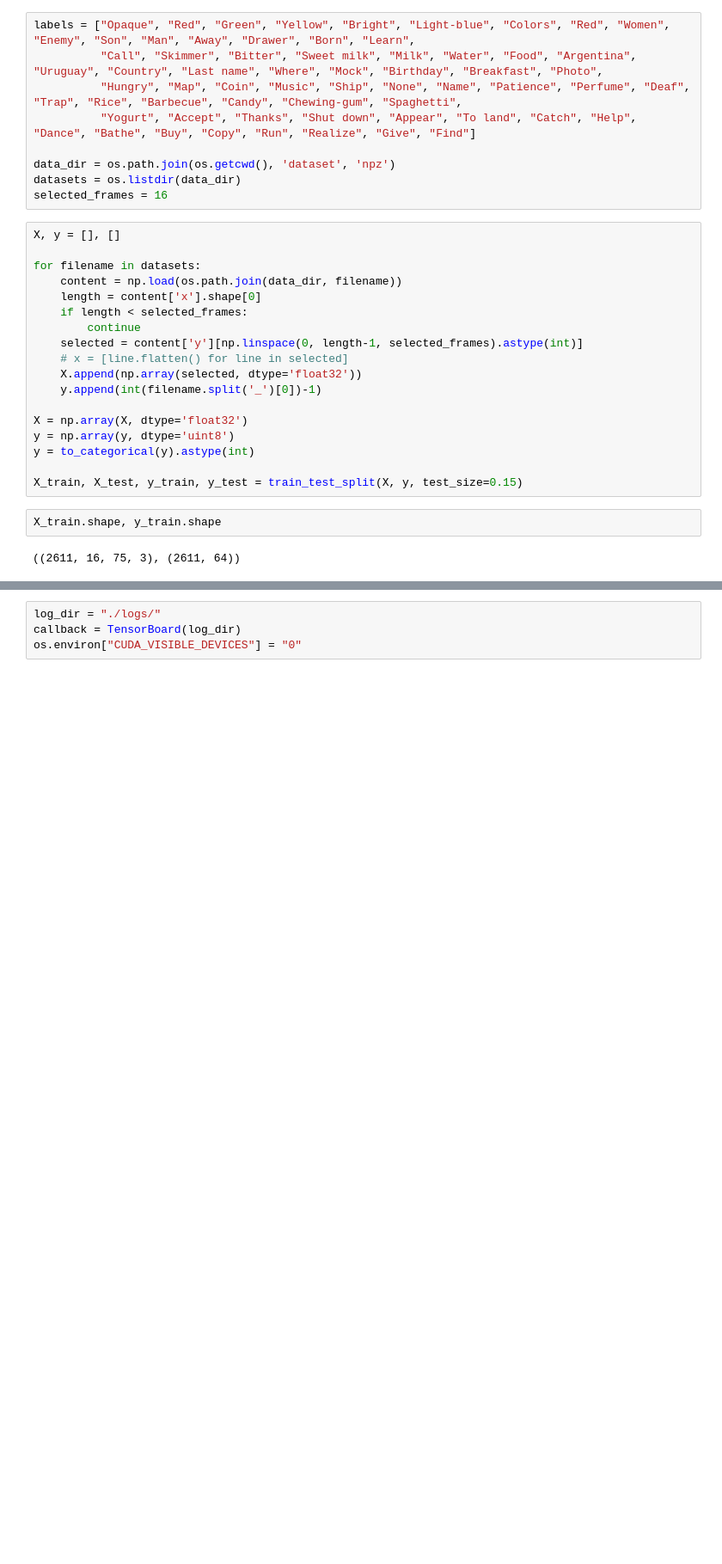
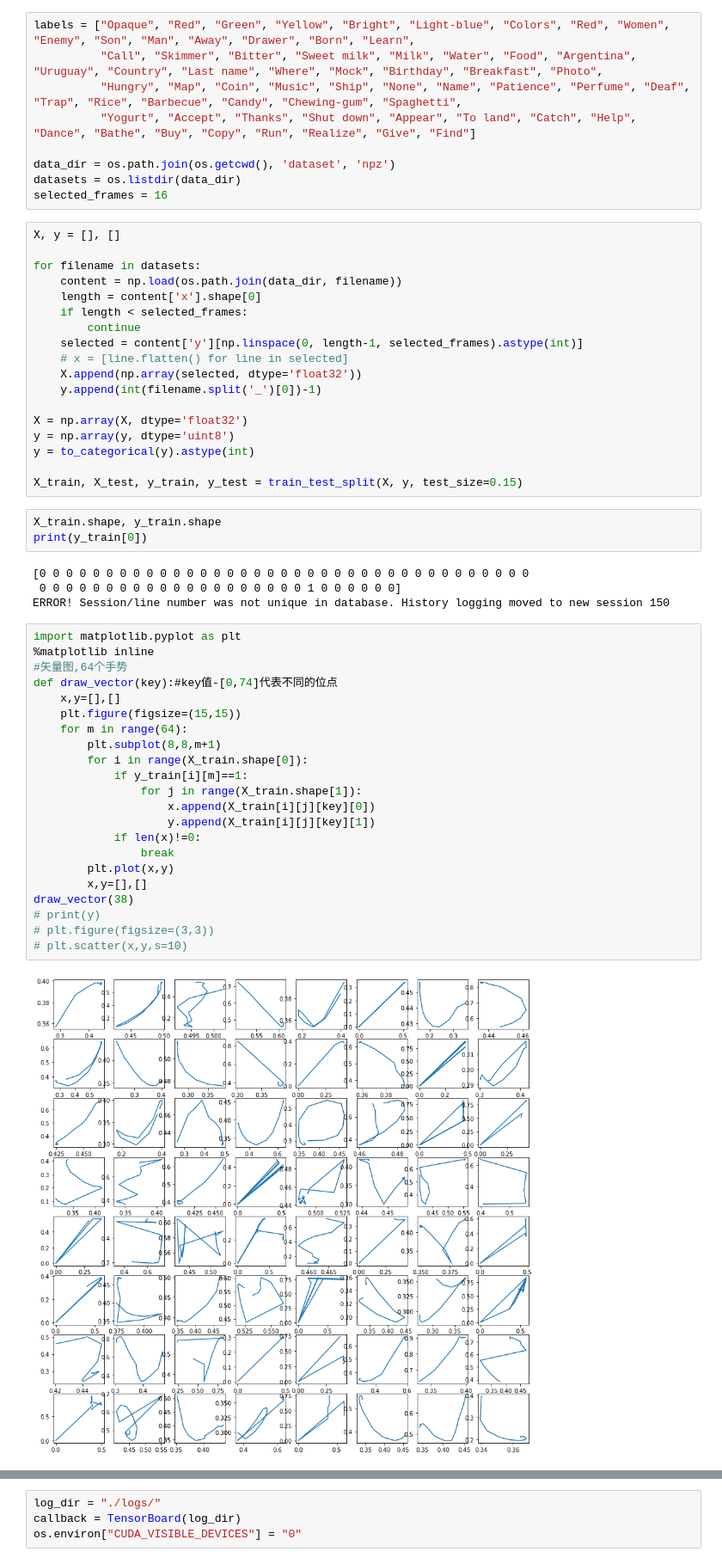
Before and after one commit to spongxin/dynamic-gesture-recognition, a Jupyter notebook: network.ipynb, the cells around one changed output, grey strips where cells are left out. Shown at 86% size. Saved outputs shown, nothing was run; the diff lists cells and outputs as text; blank space fills up the shorter version.

Commit message:
add data_visualization -syp

```diff
--- a/network.ipynb
+++ b/network.ipynb
@@ -38,5 +38,32 @@ y = to_categorical(y).astype(int)
 X_train, X_test, y_train, y_test = train_test_split(X, y, test_size=0.15)
 # %%
 X_train.shape, y_train.shape
+print(y_train[0])
 # %% [output]
-((2611, 16, 75, 3), (2611, 64))
+[0 0 0 0 0 0 0 0 0 0 0 0 0 0 0 0 0 0 0 0 0 0 0 0 0 0 0 0 0 0 0 0 0 0 0 0 0
+ 0 0 0 0 0 0 0 0 0 0 0 0 0 0 0 0 0 0 0 0 1 0 0 0 0 0 0]
+ERROR! Session/line number was not unique in database. History logging moved to new session 150
+# %%
+import matplotlib.pyplot as plt
+%matplotlib inline
+#矢量图,64个手势
+def draw_vector(key):#key值-[0,74]代表不同的位点
+    x,y=[],[]
+    plt.figure(figsize=(15,15))
+    for m in range(64):
+        plt.subplot(8,8,m+1)
+        for i in range(X_train.shape[0]):
+            if y_train[i][m]==1:
+                for j in range(X_train.shape[1]):
+                    x.append(X_train[i][j][key][0])
+                    y.append(X_train[i][j][key][1])
+            if len(x)!=0:
+                break
+        plt.plot(x,y)
+        x,y=[],[]
+draw_vector(38)
+# print(y)
+# plt.figure(figsize=(3,3))
+# plt.scatter(x,y,s=10)
+# %% [output]
+[figure, added]
```
Also changed, not shown: parts of 4 cells of this notebook, 2 other files.
